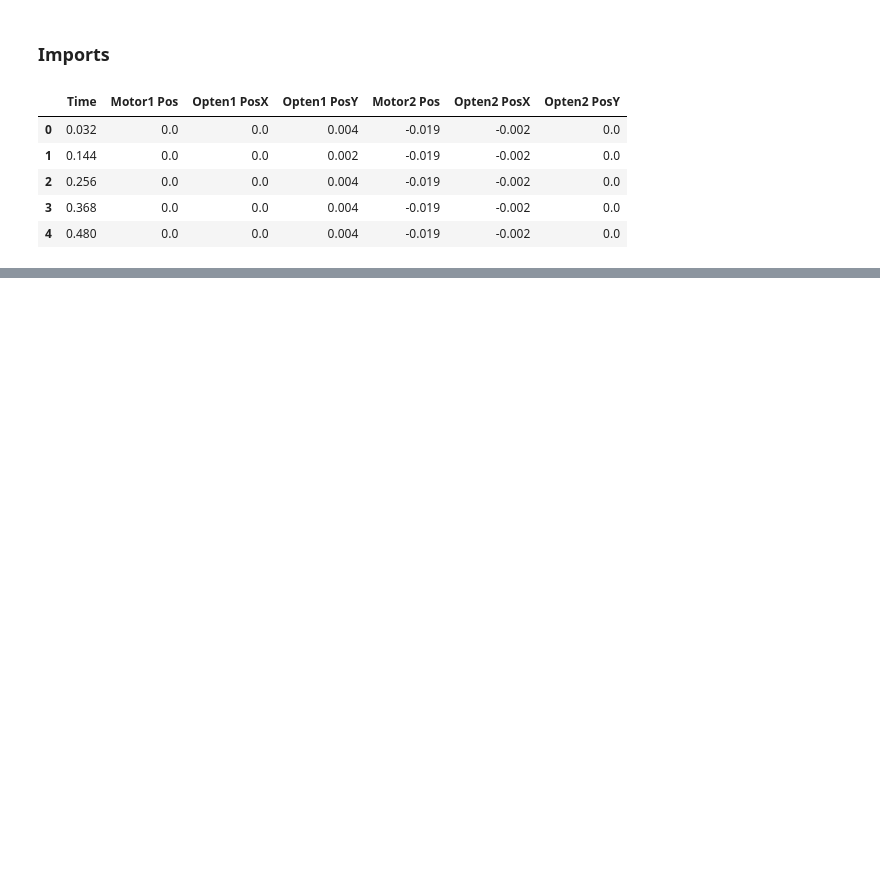
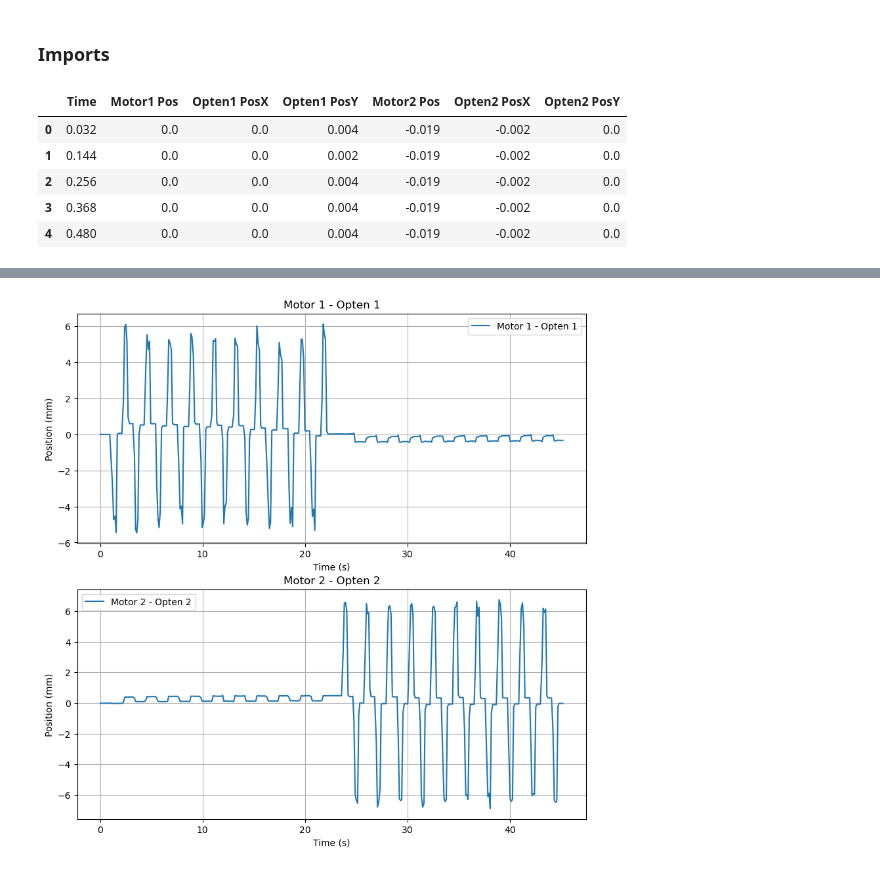
Before and after one commit to ryanlleung/PBN-Control, a Jupyter notebook: data_reader.ipynb, the cells around one changed output, grey strips where cells are left out. Cells and saved outputs as stored; diff of their text form; code cells hidden in the pictures; blank space fills up the shorter version.

```diff
--- a/data_reader.ipynb
+++ b/data_reader.ipynb
@@ -45,0 +72,18 @@ plt.show()
+# %%
+# plot differences
+fig, ax = plt.subplots(2, 1, figsize=(10, 10))
+ax[0].plot(time_motor, x_motor1 - x_opten1, label='Motor 1 - Opten 1')
+ax[1].plot(time_motor, x_motor2 - x_opten2, label='Motor 2 - Opten 2')
+ax[0].set_title('Motor 1 - Opten 1')
+ax[1].set_title('Motor 2 - Opten 2')
+ax[0].set_xlabel('Time (s)')
+ax[1].set_xlabel('Time (s)')
+ax[0].set_ylabel('Position (mm)')
+ax[1].set_ylabel('Position (mm)')
+ax[0].legend()
+ax[1].legend()
+ax[0].grid()
+ax[1].grid()
+plt.show()
+# %% [output]
+[figure, added]
```
Also changed, not shown: parts of 2 cells of this notebook, 4 other files.
